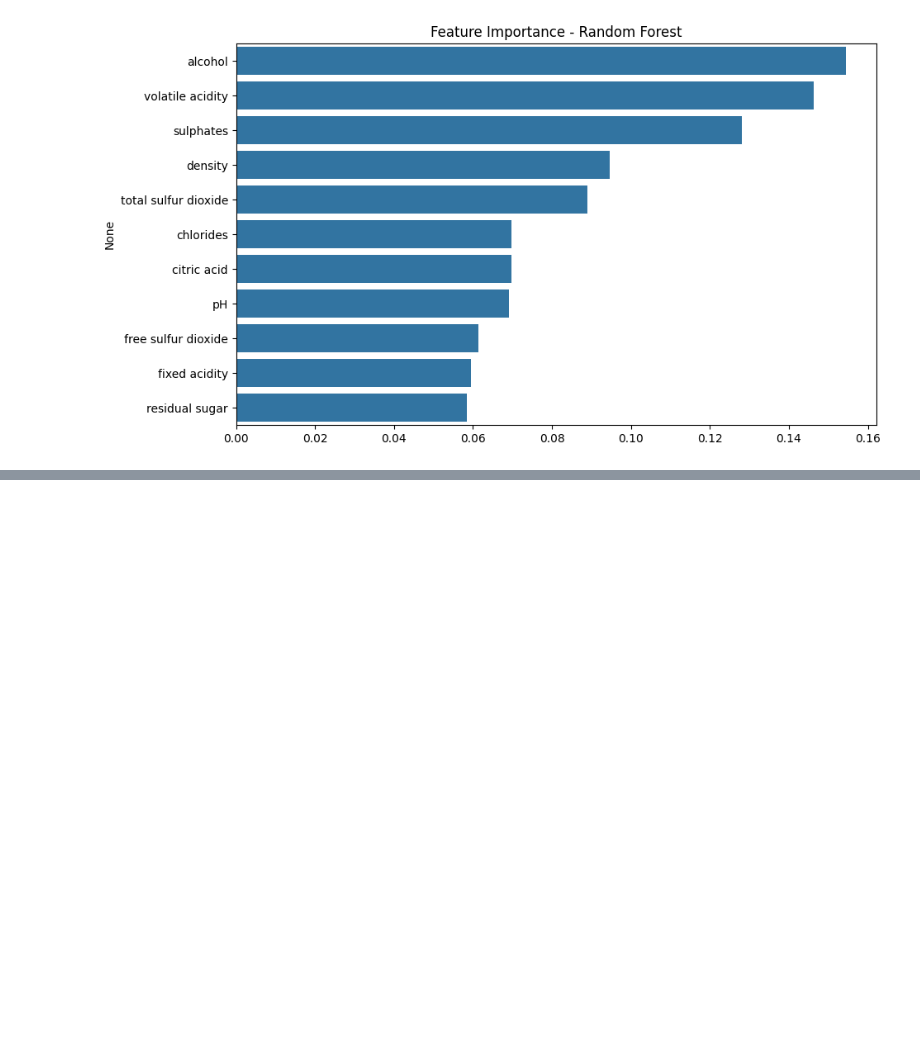
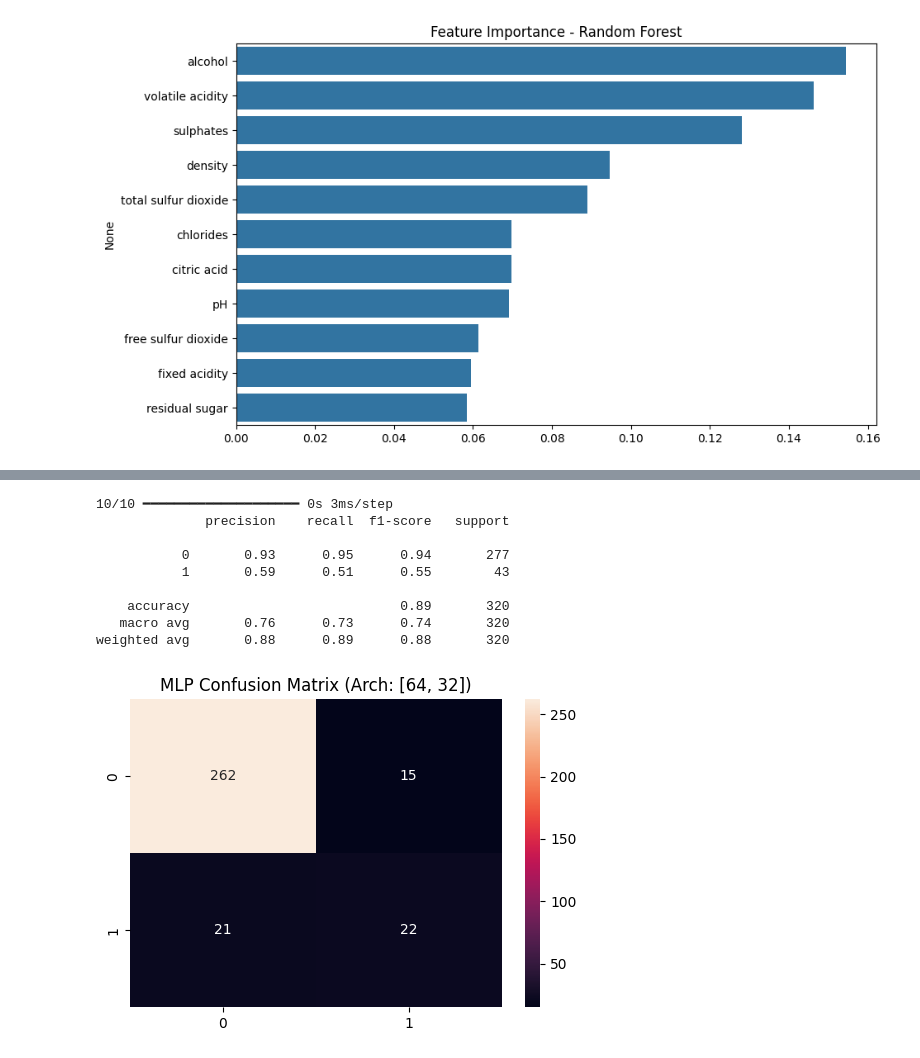
Before and after one commit to KluskaGit/Red-Wine-Classification, a Jupyter notebook: raport.ipynb, the cells around one changed output, grey strips where cells are left out. Cells and saved outputs as stored; diff of their text form; code cells hidden in the pictures; blank space fills up the shorter version.

```diff
--- a/raport.ipynb
+++ b/raport.ipynb
@@ -655,17 +655,11 @@ Model SVC w binarnej klasyfikacji poradził sobie bardzo dobrze. O wiele lepiej
 # %%
 from sklearn.ensemble import RandomForestClassifier
 # %%
-#rf_param_grid = {
- #   'n_estimators': [50, 100, 200, 300, 500],
-  #  'max_depth': [None, 10, 20, 30],
-   # 'min_samples_split': [2, 5, 10],
-    #'class_weight': ['balanced', 'balanced_subsample', None]
-#}
 rf_param_grid = {
-    'n_estimators': [20,50,100],
-    'max_depth': [None, 10, 30],
-    'min_samples_split': [2, 5, 10],
-    'class_weight': ['balanced', 'balanced_subsample', None]
+    'n_estimators': [100,700],
+    'max_depth': [None, 10,],
+    'min_samples_split': [10],
+    'class_weight': ['balanced', 'balanced_subsample']
 }
 # %%
 rf_grid = GridSearchCV(
@@ -796,0 +846,11 @@ plt.show()
+# %%
+# Definicja zestawów do przetestowania
+architectures = [[16,8],[32, 16], [64, 32], [128, 64, 32],[128, 64, 32,16,8]]
+results = []
+# %%
+for arch in architectures:
+    print(f"Trening dla architektury: {arch}")
+    model = create_mlp_model(layers=arch, input_dim=X_train_scaled.shape[1])
+    history = model.fit(X_train_scaled, y_train_bin, epochs=50, batch_size=32, verbose=0, validation_split=0.2)
+    val_acc = max(history.history['val_accuracy'])
+    results.append({'arch': arch, 'val_acc': val_acc})
@@ -796,0 +863,2 @@ plt.show()
+# %%
+results_df = pd.DataFrame(results).sort_values(by='val_acc', ascending=False)
@@ -796,0 +874,23 @@ plt.show()
+# %%
+best_arch = results_df.iloc[0]['arch']
+final_mlp = create_mlp_model(layers=best_arch, input_dim=X_train_scaled.shape[1])
+final_mlp.fit(X_train_scaled, y_train_bin, epochs=100, batch_size=32, verbose=0)
+
+mlp_pred = (final_mlp.predict(X_test_scaled) > 0.5).astype("int32")
+print(classification_report(y_test_bin, mlp_pred))
+
+plt.figure(figsize=(6, 4))
+sns.heatmap(confusion_matrix(y_test_bin, mlp_pred), annot=True, fmt='d')
+plt.title(f'MLP Confusion Matrix (Arch: {best_arch})')
+plt.show()
+# %% [output]
+10/10 ━━━━━━━━━━━━━━━━━━━━ 0s 3ms/step
+              precision    recall  f1-score   support
+
+           0       0.93      0.95      0.94       277
+           1       0.59      0.51      0.55        43
+
+    accuracy                           0.89       320
+   macro avg       0.76      0.73      0.74       320
+weighted avg       0.88      0.89      0.88       320
+[figure, added]
```
Also changed, not shown: parts of 19 cells of this notebook.
